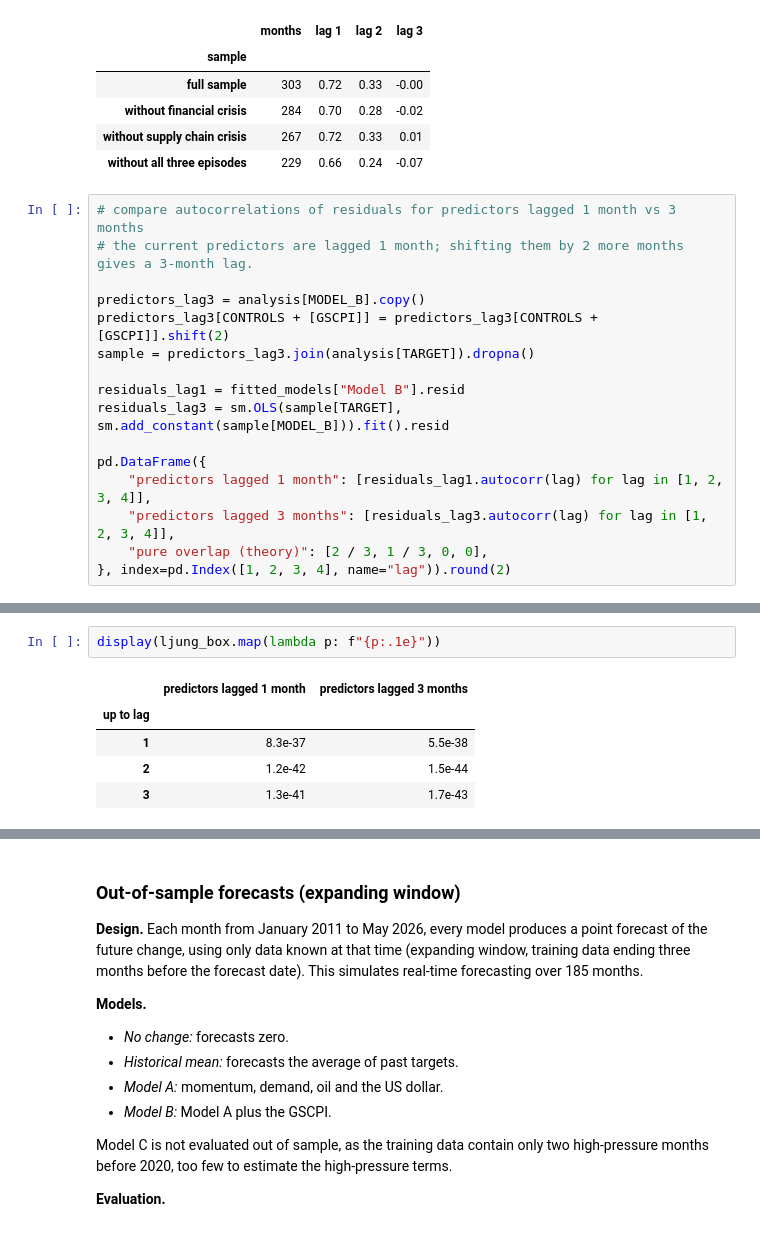
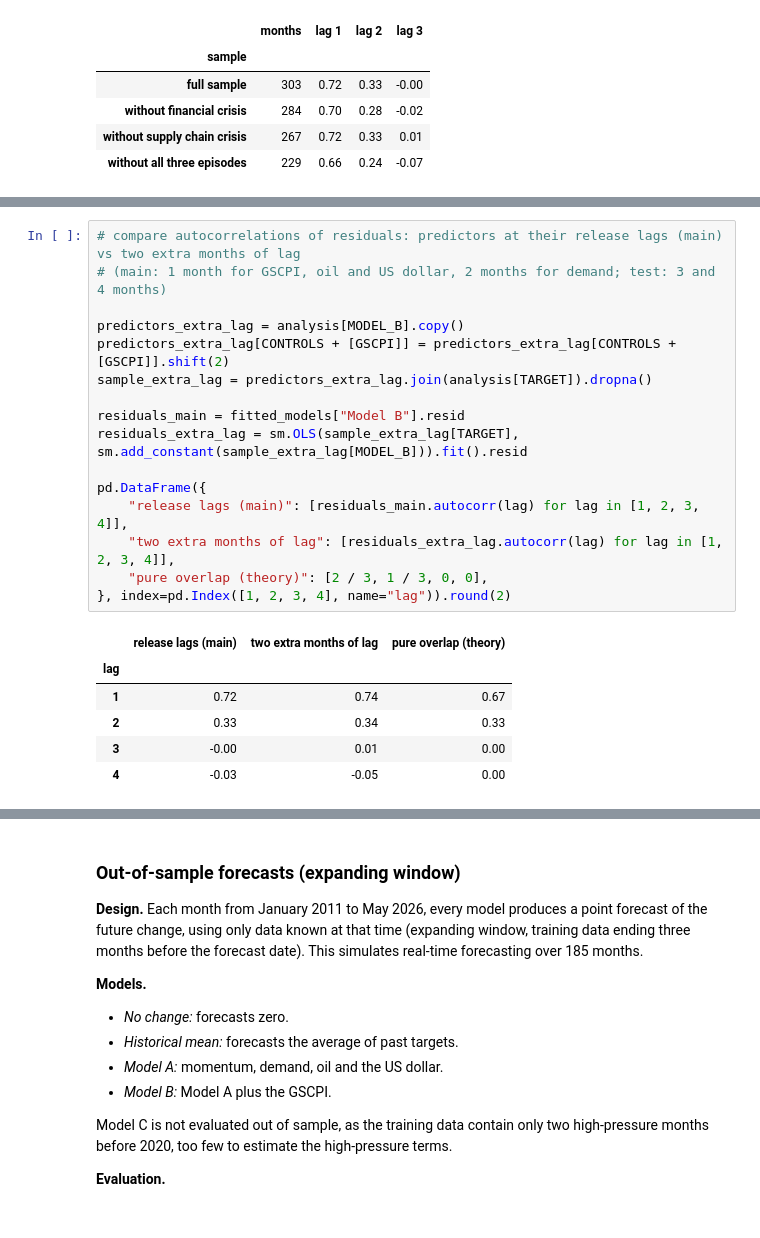
Before and after one commit to cilenia-gif/metals-supply-chain-pressure, a Jupyter notebook: code/03_model.ipynb, the cells around one changed output, grey strips where cells are left out. Cells and saved outputs as stored; diff of their text form.

Commit message:
Update interpretations and README to release-lagged industrial production; save remaining result tables

```diff
--- a/code/03_model.ipynb
+++ b/code/03_model.ipynb
@@ -601,19 +604,3 @@ pd.DataFrame(rows).set_index("sample").round(2)
 | without financial crisis | 284 | 0.70 | 0.28 | -0.02 |
 | without supply chain crisis | 267 | 0.72 | 0.33 | 0.01 |
 | without all three episodes | 229 | 0.66 | 0.24 | -0.07 |
-# %%
-# compare autocorrelations of residuals for predictors lagged 1 month vs 3 months
-# the current predictors are lagged 1 month; shifting them by 2 more months gives a 3-month lag.
-
-predictors_lag3 = analysis[MODEL_B].copy()
-predictors_lag3[CONTROLS + [GSCPI]] = predictors_lag3[CONTROLS + [GSCPI]].shift(2)
-sample = predictors_lag3.join(analysis[TARGET]).dropna()
-
-residuals_lag1 = fitted_models["Model B"].resid
-residuals_lag3 = sm.OLS(sample[TARGET], sm.add_constant(sample[MODEL_B])).fit().resid
-
-pd.DataFrame({
-    "predictors lagged 1 month": [residuals_lag1.autocorr(lag) for lag in [1, 2, 3, 4]],
-    "predictors lagged 3 months": [residuals_lag3.autocorr(lag) for lag in [1, 2, 3, 4]],
-    "pure overlap (theory)": [2 / 3, 1 / 3, 0, 0],
-}, index=pd.Index([1, 2, 3, 4], name="lag")).round(2)
@@ -641,8 +607,23 @@ display(ljung_box.round(3))
-# %%
-display(ljung_box.map(lambda p: f"{p:.1e}"))
-# %% [output]
-|  | predictors lagged 1 month | predictors lagged 3 months |
-| up to lag |  |  |
-| 1 | 8.3e-37 | 5.5e-38 |
-| 2 | 1.2e-42 | 1.5e-44 |
-| 3 | 1.3e-41 | 1.7e-43 |
+# %%
+# compare autocorrelations of residuals: predictors at their release lags (main) vs two extra months of lag
+# (main: 1 month for GSCPI, oil and US dollar, 2 months for demand; test: 3 and 4 months)
+
+predictors_extra_lag = analysis[MODEL_B].copy()
+predictors_extra_lag[CONTROLS + [GSCPI]] = predictors_extra_lag[CONTROLS + [GSCPI]].shift(2)
+sample_extra_lag = predictors_extra_lag.join(analysis[TARGET]).dropna()
+
+residuals_main = fitted_models["Model B"].resid
+residuals_extra_lag = sm.OLS(sample_extra_lag[TARGET], sm.add_constant(sample_extra_lag[MODEL_B])).fit().resid
+
+pd.DataFrame({
+    "release lags (main)": [residuals_main.autocorr(lag) for lag in [1, 2, 3, 4]],
+    "two extra months of lag": [residuals_extra_lag.autocorr(lag) for lag in [1, 2, 3, 4]],
+    "pure overlap (theory)": [2 / 3, 1 / 3, 0, 0],
+}, index=pd.Index([1, 2, 3, 4], name="lag")).round(2)
+# %% [output]
+|  | release lags (main) | two extra months of lag | pure overlap (theory) |
+| lag |  |  |  |
+| 1 | 0.72 | 0.74 | 0.67 |
+| 2 | 0.33 | 0.34 | 0.33 |
+| 3 | -0.00 | 0.01 | 0.00 |
+| 4 | -0.03 | -0.05 | 0.00 |
```
Also changed, not shown: parts of 39 cells of this notebook, 7 other files.
